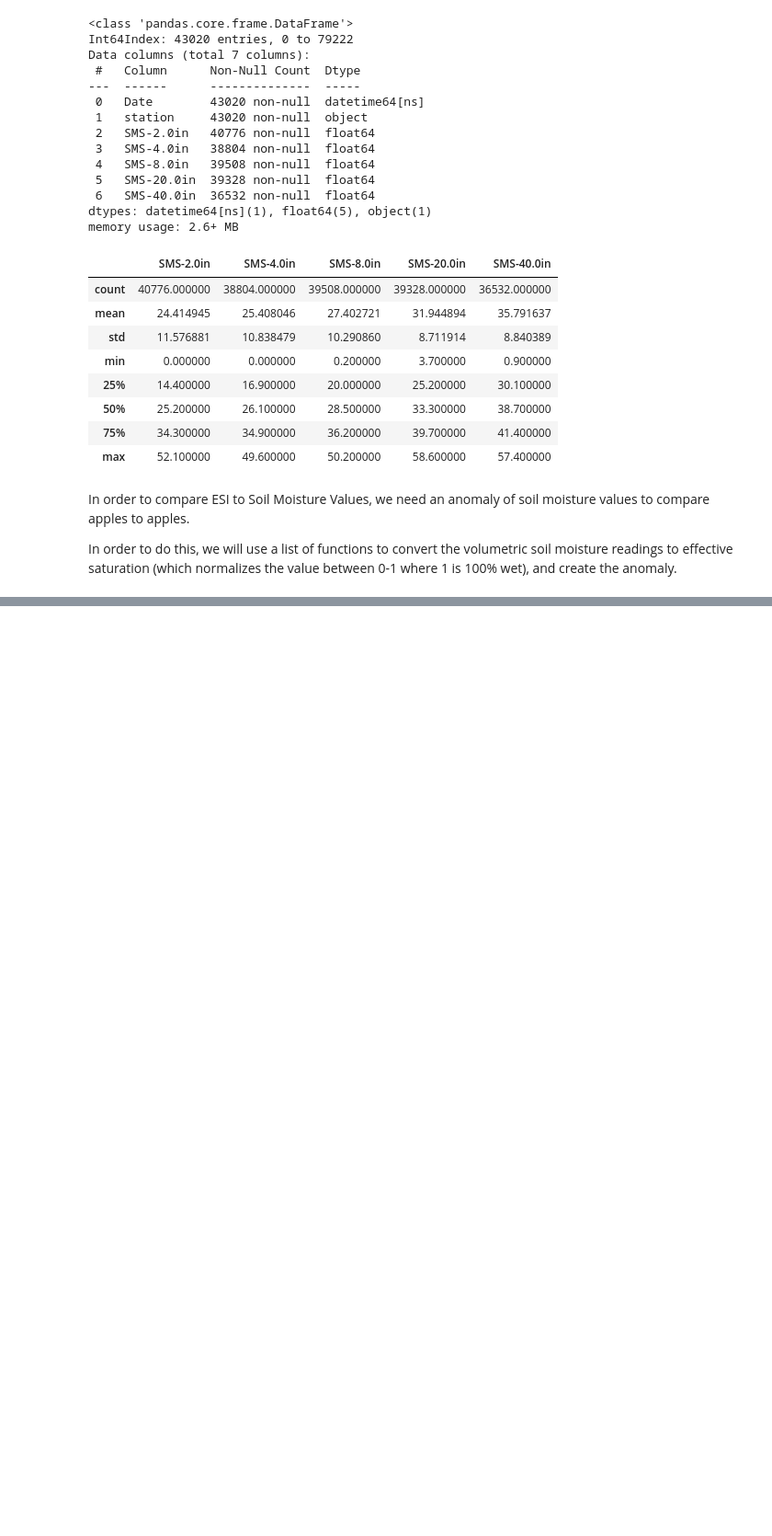
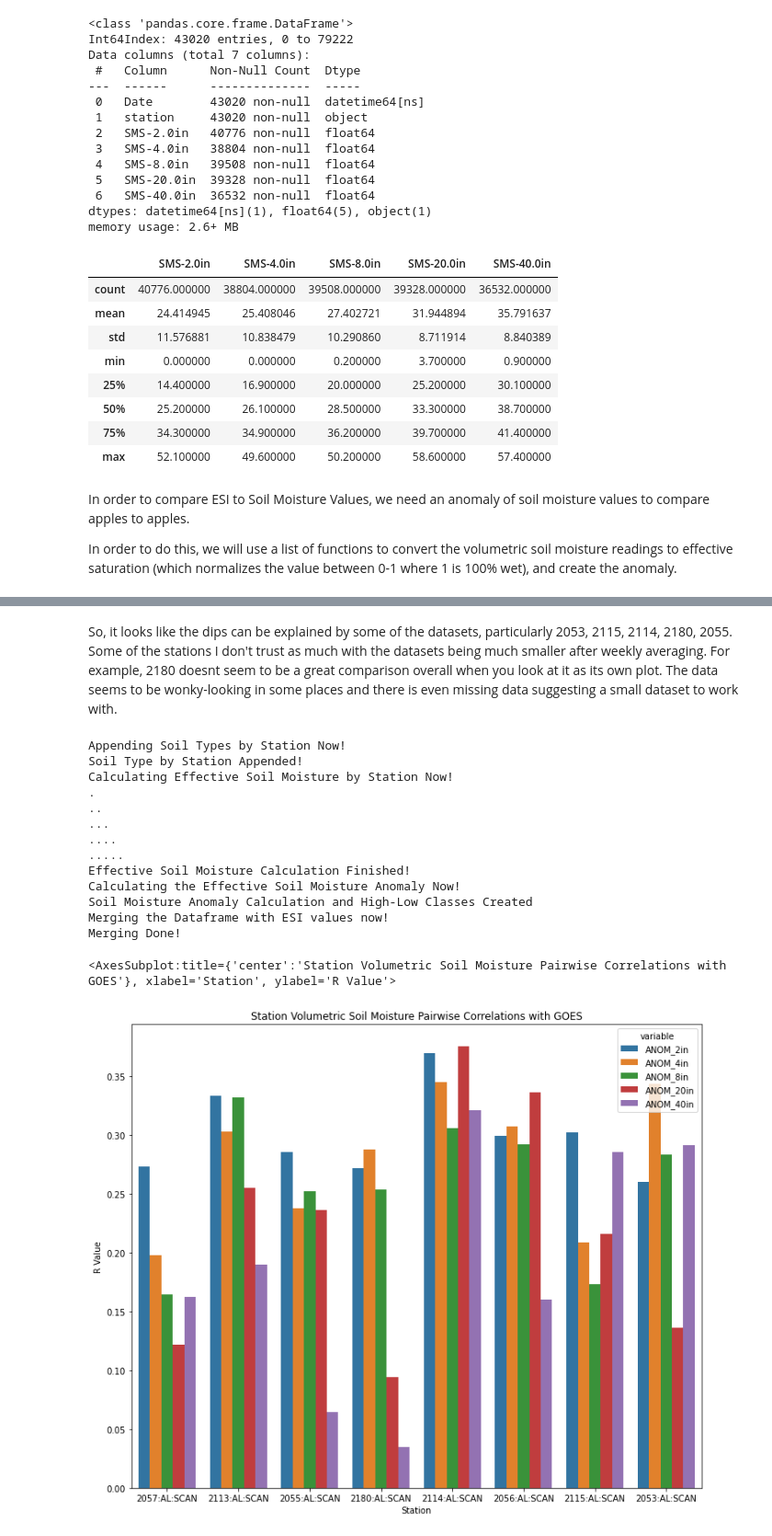
Before and after one commit to Corey4005/SCANAnalysis, a Jupyter notebook: SCAN-scripts/SCAN vs ESI updates.ipynb, the cells around one changed output, grey strips where cells are left out. Shown at 92% size. Saved outputs shown, nothing was run; the diff lists cells and outputs as text; code cells hidden in the pictures; blank space fills up the shorter version.

```diff
--- a/SCAN-scripts/SCAN vs ESI updates.ipynb
+++ b/SCAN-scripts/SCAN vs ESI updates.ipynb
@@ -84,0 +228,21 @@ MAKE_DF()
+# %% [markdown]
+So, it looks like the dips can be explained by some of the datasets, particularly 2053, 2115, 2114, 2180, 2055. Some of the stations I don't trust as much with the datasets being much smaller after weekly averaging. For example, 2180 doesnt seem to be a great comparison overall when you look at it as its own plot. The data seems to be wonky-looking in some places and there is even missing data suggesting a small dataset to work with.
+# %%
+# Here is a plot showing correlations by depth:
+PLOT_ALL_CORR(TEST)
+# %% [output]
+Appending Soil Types by Station Now!
+Soil Type by Station Appended!
+Calculating Effective Soil Moisture by Station Now!
+.
+..
+...
+....
+.....
+Effective Soil Moisture Calculation Finished!
+Calculating the Effective Soil Moisture Anomaly Now!
+Soil Moisture Anomaly Calculation and High-Low Classes Created
+Merging the Dataframe with ESI values now!
+Merging Done!
+<AxesSubplot:title={'center':'Station Volumetric Soil Moisture Pairwise Correlations with GOES'}, xlabel='Station', ylabel='R Value'>
+[figure, added]
```
Also changed, not shown: parts of 18 cells of this notebook.
